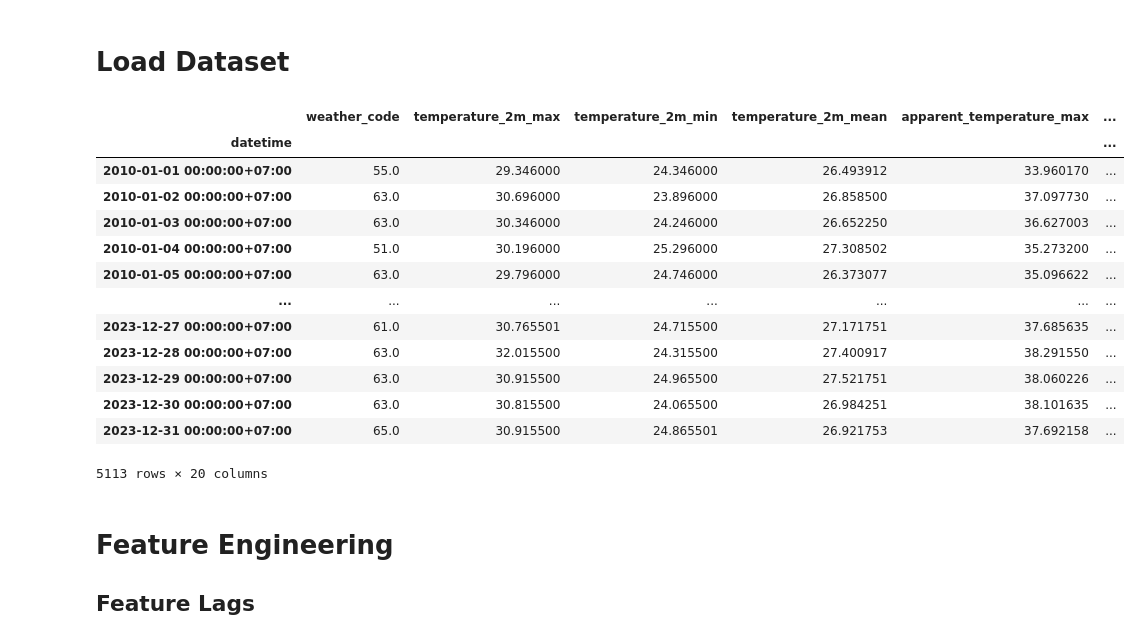
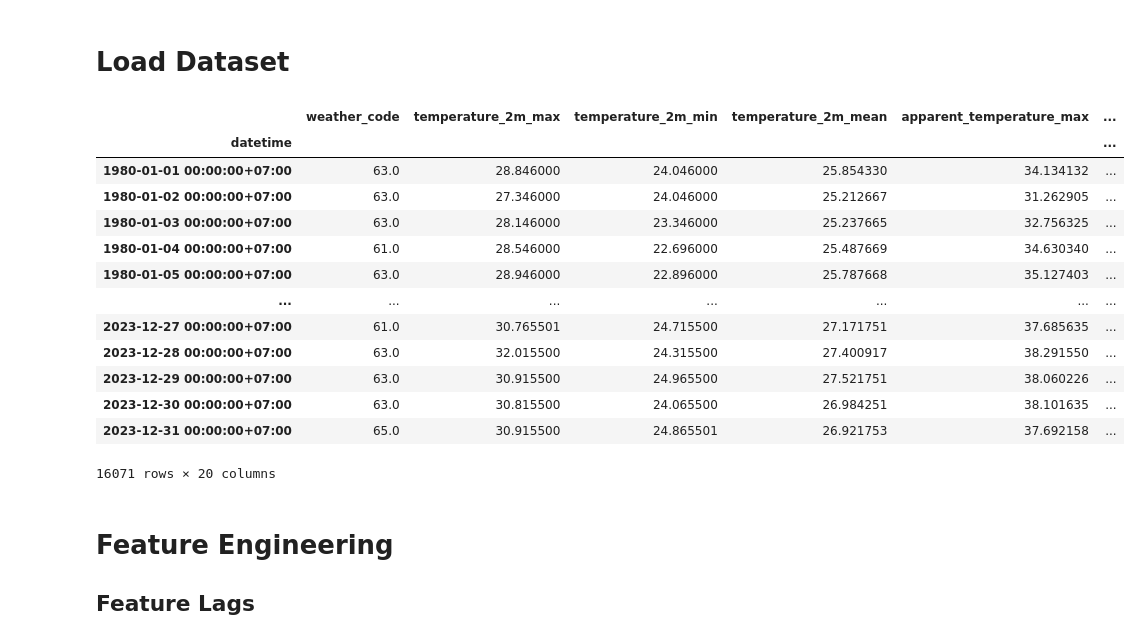
Before and after one commit to fahmiam2/weather-anomaly-detection, a Jupyter notebook: exploratory-data-analysis/notebooks/NB2_Feature_Engineering.ipynb, the cells around one changed output. Cells and saved outputs as stored; diff of their text form; code cells hidden in the pictures.

Commit message:
feat: update EDA for the data since 1980 to 2023

```diff
--- a/exploratory-data-analysis/notebooks/NB2_Feature_Engineering.ipynb
+++ b/exploratory-data-analysis/notebooks/NB2_Feature_Engineering.ipynb
@@ -63,35 +63,35 @@ weather_code_mapping = {
 }
 # %%
 pd.set_option("display.max_columns", None)
-raw_df = pd.read_csv("./data/01_raw/jakarta_daily_weather_data_2010-2023.csv",
+raw_df = pd.read_csv("./data/01_raw/jakarta_daily_weather_data_1980-2023.csv",
                      date_parser=lambda x: pd.to_datetime(x).tz_convert('Asia/Bangkok'),
                      parse_dates=["datetime"],
                     )
 
 daily_processed_df = raw_df.drop(["rain_sum", "snowfall_sum", "sunrise", "sunset"], axis=1).copy()
 daily_processed_df["weather_description"] = daily_processed_df["weather_code"].map(weather_code_mapping)
 daily_processed_df.rename(columns={"date":"datetime"}, inplace=True)
 daily_processed_df["date"] = daily_processed_df["datetime"].dt.date
 daily_processed_df["year"] = daily_processed_df["datetime"].dt.year
 daily_processed_df["month"] = daily_processed_df.set_index("datetime").index.strftime('%B')
 daily_processed_df = daily_processed_df.set_index("datetime")
 daily_processed_df.index.freq = 'D'
 daily_processed_df
 # %% [output]
 |  | weather_code | temperature_2m_max | temperature_2m_min | temperature_2m_mean | apparent_temperature_max | ... |
 | datetime |  |  |  |  |  | ... |
-| 2010-01-01 00:00:00+07:00 | 55.0 | 29.346000 | 24.346000 | 26.493912 | 33.960170 | ... |
-| 2010-01-02 00:00:00+07:00 | 63.0 | 30.696000 | 23.896000 | 26.858500 | 37.097730 | ... |
-| 2010-01-03 00:00:00+07:00 | 63.0 | 30.346000 | 24.246000 | 26.652250 | 36.627003 | ... |
-| 2010-01-04 00:00:00+07:00 | 51.0 | 30.196000 | 25.296000 | 27.308502 | 35.273200 | ... |
-| 2010-01-05 00:00:00+07:00 | 63.0 | 29.796000 | 24.746000 | 26.373077 | 35.096622 | ... |
+| 1980-01-01 00:00:00+07:00 | 63.0 | 28.846000 | 24.046000 | 25.854330 | 34.134132 | ... |
+| 1980-01-02 00:00:00+07:00 | 63.0 | 27.346000 | 24.046000 | 25.212667 | 31.262905 | ... |
+| 1980-01-03 00:00:00+07:00 | 63.0 | 28.146000 | 23.346000 | 25.237665 | 32.756325 | ... |
+| 1980-01-04 00:00:00+07:00 | 61.0 | 28.546000 | 22.696000 | 25.487669 | 34.630340 | ... |
+| 1980-01-05 00:00:00+07:00 | 63.0 | 28.946000 | 22.896000 | 25.787668 | 35.127403 | ... |
 | ... | ... | ... | ... | ... | ... | ... |
 | 2023-12-27 00:00:00+07:00 | 61.0 | 30.765501 | 24.715500 | 27.171751 | 37.685635 | ... |
 | 2023-12-28 00:00:00+07:00 | 63.0 | 32.015500 | 24.315500 | 27.400917 | 38.291550 | ... |
 | 2023-12-29 00:00:00+07:00 | 63.0 | 30.915500 | 24.965500 | 27.521751 | 38.060226 | ... |
 | 2023-12-30 00:00:00+07:00 | 63.0 | 30.815500 | 24.065500 | 26.984251 | 38.101635 | ... |
 | 2023-12-31 00:00:00+07:00 | 65.0 | 30.915500 | 24.865501 | 26.921753 | 37.692158 | ... |
-5113 rows × 20 columns
+16071 rows × 20 columns
 # %% [markdown]
 # Feature Engineering
 ## Feature Lags
```
Also changed, not shown: parts of 2 cells of this notebook, 2 other files.
